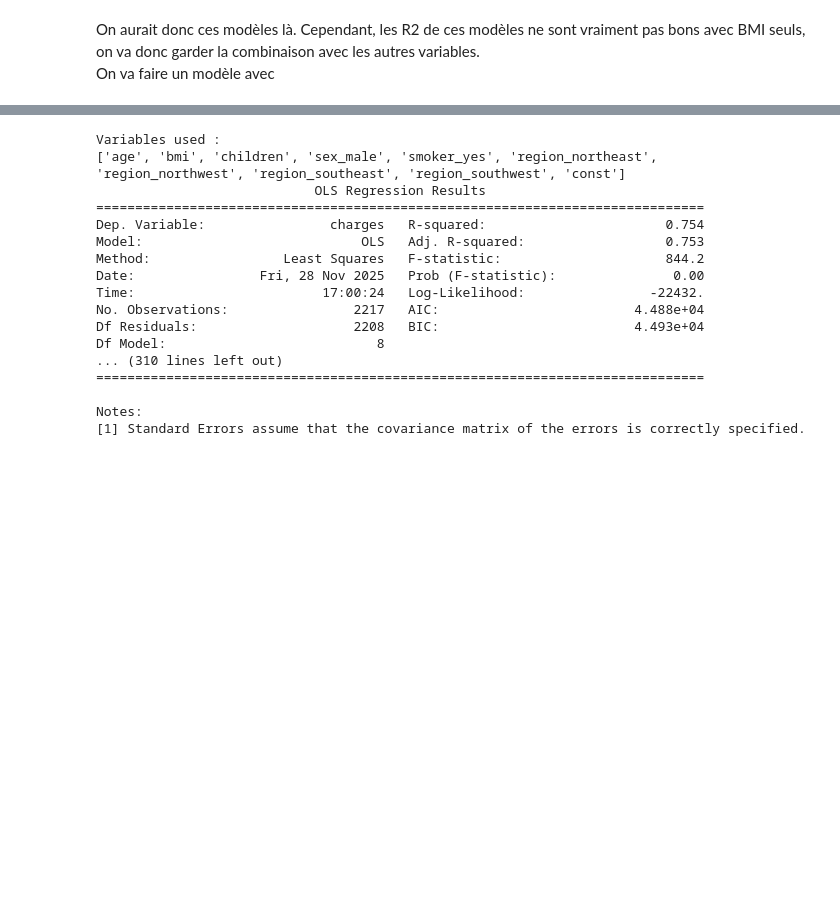
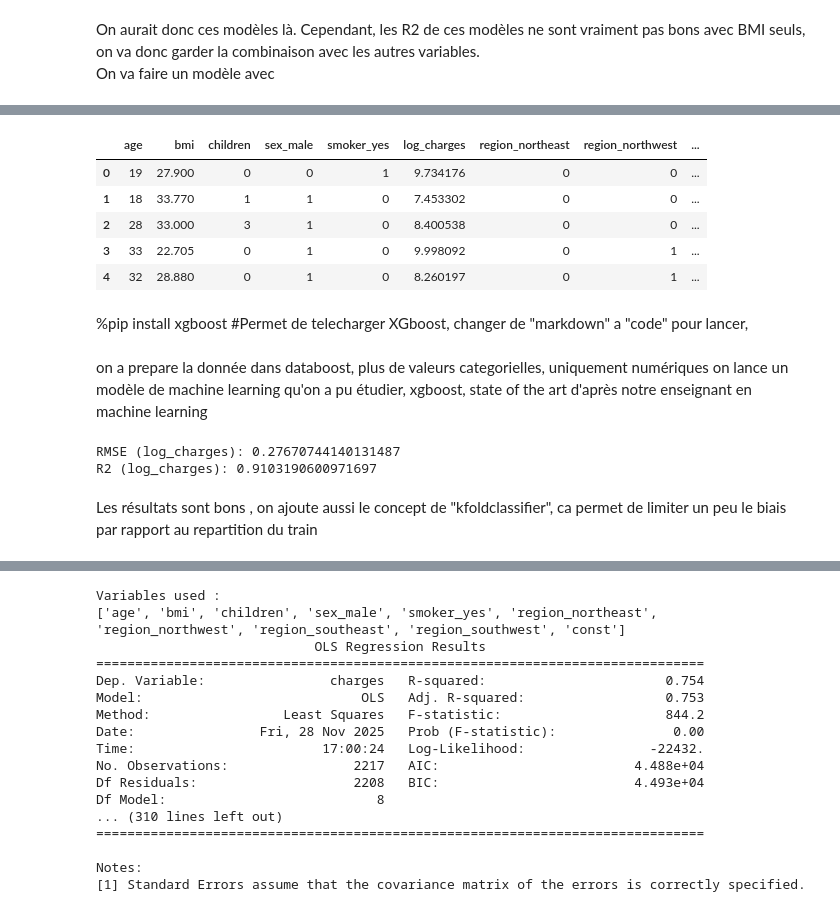
Before and after one commit to ultac/Projet-GLM, a Jupyter notebook: Prepocessing.ipynb, the cells around one changed output, grey strips where cells are left out. Saved outputs shown, nothing was run; the diff lists cells and outputs as text; code cells hidden in the pictures; blank space fills up the shorter version.

```diff
--- a/Prepocessing.ipynb
+++ b/Prepocessing.ipynb
@@ -502,0 +574,11 @@ On va faire un modèle avec
+# %%
+
+databoost = data.copy()
+
+databoost["sex_male"] = (databoost["sex"] == "male").astype(int)
+databoost["smoker_yes"] = (databoost["smoker"] == "yes").astype(int)
+
+databoost["log_charges"] = np.log(databoost["charges"])
+
+databoost = databoost.drop(columns=["sex", "smoker", "charges"])
+databoost.head()
@@ -502,0 +592,52 @@ On va faire un modèle avec
+# %%
+region_dummies = pd.get_dummies(databoost["region"], prefix="region").astype(int)
+
+databoost = pd.concat(
+    [databoost.drop(columns=["region"]), region_dummies],
+    axis=1
+)
+databoost.head()
+# %% [output]
+|  | age | bmi | children | sex_male | smoker_yes | log_charges | region_northeast | region_northwest | ... |
+| 0 | 19 | 27.900 | 0 | 0 | 1 | 9.734176 | 0 | 0 | ... |
+| 1 | 18 | 33.770 | 1 | 1 | 0 | 7.453302 | 0 | 0 | ... |
+| 2 | 28 | 33.000 | 3 | 1 | 0 | 8.400538 | 0 | 0 | ... |
+| 3 | 33 | 22.705 | 0 | 1 | 0 | 9.998092 | 0 | 1 | ... |
+| 4 | 32 | 28.880 | 0 | 1 | 0 | 8.260197 | 0 | 1 | ... |
+# %% [markdown]
+%pip install xgboost
+#Permet de telecharger XGboost, changer de "markdown" a "code" pour lancer,
+# %% [markdown]
+on a prepare la donnée dans databoost, plus de valeurs categorielles, uniquement numériques
+on lance un modèle de machine learning qu'on a pu étudier, xgboost, state of the art d'après notre enseignant en machine learning
+# %%
+from sklearn.metrics import mean_squared_error, r2_score
+from xgboost import XGBRegressor
+features = [c for c in databoost.columns if c != "log_charges"]
+X = databoost[features]
+y = databoost["log_charges"]
+
+model_xgb = XGBRegressor(
+    n_estimators=500,
+    learning_rate=0.05,
+    max_depth=3,
+    subsample=0.8,
+    colsample_bytree=0.8,
+    objective="reg:squarederror",
+    random_state=0,
+    n_jobs=-1
+)
+
+model_xgb.fit(X, y)
+
+y_pred_log = model_xgb.predict(X)
+rmse_log = mean_squared_error(y, y_pred_log, squared=False)
+r2_log = r2_score(y, y_pred_log)
+
+print("RMSE (log_charges):", rmse_log)
+print("R2 (log_charges):", r2_log)
+# %% [output]
+RMSE (log_charges): 0.27670744140131487
+R2 (log_charges): 0.9103190600971697
+# %% [markdown]
+Les résultats sont bons , on ajoute aussi le concept de "kfoldclassifier", ca permet de limiter un peu le biais par rapport au repartition du train
```
Also changed, not shown: parts of 14 cells of this notebook.
